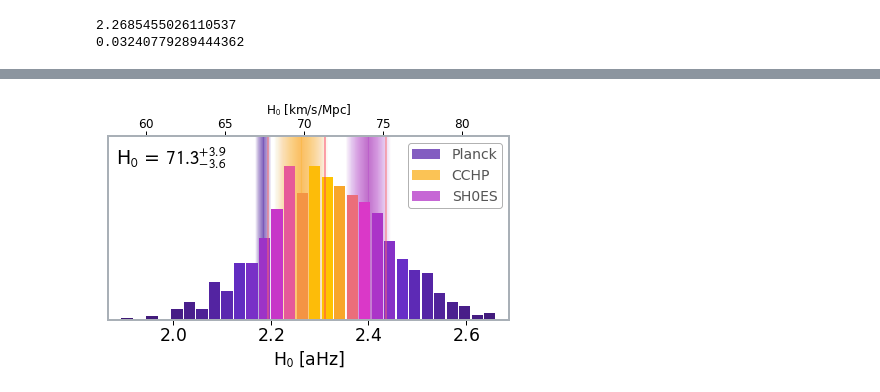
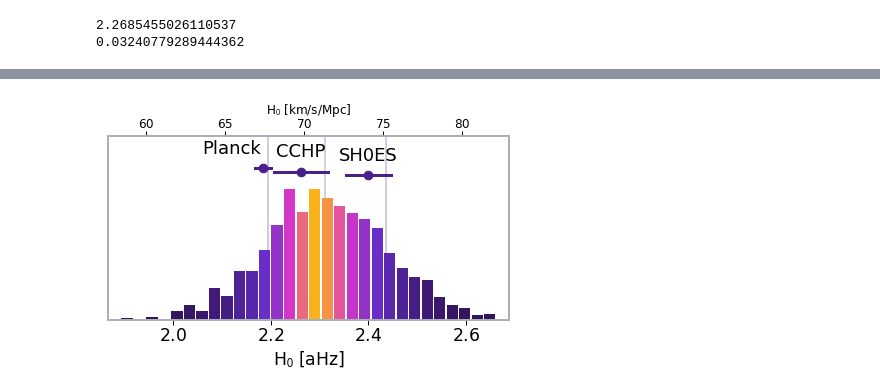
Before and after one commit to phdenzel/delays, a Jupyter notebook: h0plots.ipynb, the cells around one changed output, grey strips where cells are left out. Cells and saved outputs as stored; diff of their text form; code cells hidden in the pictures.

Commit message:
Some changes to final plots

```diff
--- a/h0plots.ipynb
+++ b/h0plots.ipynb
@@ -182,100 +161,73 @@ def convertaxc(ax):
     axc.figure.canvas.draw()
 ax.callbacks.connect("xlim_changed", convertaxc)
 
-n, bins, patches = ax.hist(aHzH0, bins=30, density=True, rwidth=0.901)
+nbins = 30
+n, bins, patches = ax.hist(aHzH0, bins=nbins, density=True, rwidth=0.901)
 cm = plt.cm.get_cmap('phoenix')
-ax.axvline(q[1], color=gcl.pink, alpha=0.6)
-ax.axvline(q[0], color=gcl.red, alpha=0.6)
-ax.axvline(q[2], color=gcl.red, alpha=0.6)
+ax.axvline(q[1], color=cm(0.20), alpha=0.3, zorder=0)
+ax.axvline(q[0], color=cm(0.05), alpha=0.3, zorder=0)
+ax.axvline(q[2], color=cm(0.05), alpha=0.3, zorder=0)
 yl = ax.get_ylim()
 
 # add gaussian/lorentzian/voigt color scheme to pdf
 bin_centers = 0.5 * (bins[:-1] + bins[1:])
-def lorentzian(x, mu, gamma, I):
-    return I/(np.pi*gamma) * gamma*gamma/((x - mu)**2 + gamma*gamma)
-def gaussian(x, mu, sigma, I):
-    return I/np.sqrt(2*np.pi*sigma**2) * np.exp(-0.5*(mu - x)**2/sigma**2)
-def pseudovoigt(x, x0, sigma, gamma, eta, I):
-    g = np.exp(0.5*(x-x0)**2/(sigma**2))
-    l = gamma*gamma / ((x-x0)**2 + gamma*gamma)
-    return I*(eta*g + (1-eta)*l)
 dx = bin_centers[1]-bin_centers[0]
-xdata = [bin_centers[0]-i*dx for i in range(1, 16)] + list(bin_centers) + [bin_centers[-1]+i*dx for i in range(1, 16)]
-ydata = [0 for i in range(15)] + list(n) + [0 for i in range(15)]
+xdata = [bin_centers[0]-i*dx for i in range(1, 6)] + list(bin_centers) + [bin_centers[-1]+i*dx for i in range(1, 6)]
+ydata = [0 for i in range(5)] + list(n) + [0 for i in range(5)]
 lpopt, lpcov = curve_fit(lorentzian, xdata, ydata)
 ldist = lorentzian(bin_centers, lpopt[0], lpopt[1], lpopt[2])
 gpopt, gpcov = curve_fit(gaussian, xdata, ydata)
 gdist = gaussian(bin_centers, gpopt[0], gpopt[1], gpopt[2])
 vpopt, vpcov = curve_fit(pseudovoigt, xdata, ydata)
 vdist = pseudovoigt(bin_centers, vpopt[0], vpopt[1], vpopt[2], vpopt[3], vpopt[4])
-for c, p in zip(ldist/ldist.max(), patches):
+# tpopt, tpcov = curve_fit(tukeygh, xdata, ydata, bounds=([0, -1, 0, 0], [np.inf, 1, 1, np.inf]))
+# tdist = tukeygh(xdata, tpopt[0], tpopt[1], tpopt[2], tpopt[3])
+cpf = np.cumsum(n * abs(bins[0]-bins[-1]) / nbins) * 2
+cpf[cpf > 1] = -(cpf[cpf > 1] - 1) + 1
+for c, p in zip(cpf, patches):
     plt.setp(p, 'facecolor', cm(c))
 
-# # add gaussian/lorentzian/voigt fits
-# xdata = np.linspace(xdata[0], xdata[-1], 200)
+# add gaussian/lorentzian/voigt fits
+xdata = np.linspace(xdata[0], xdata[-1], 200)
 # lfit = lorentzian(xdata, lpopt[0], lpopt[1], lpopt[2])
 # ax.plot(xdata, lfit, label='Lorentzian', color=cm(0.5))
 # gfit = gaussian(xdata, gpopt[0], gpopt[1], gpopt[2])
 # ax.plot(xdata, gfit, label='Gaussian', color=cm(0.1))
 # vfit = pseudovoigt(xdata, vpopt[0], vpopt[1], vpopt[2], vpopt[3], vpopt[4])
-# ax.plot(xdata, vfit, label='Pseudo-Voigt', color=cm(1.0))
+# ax.plot(xdata, vfit, label='Pseudo-Voigt', color=cm(0.2))
+# tfit = tukeygh(xdata, tpopt[0], tpopt[1], tpopt[2], tpopt[3])
+# ax.plot(xdata, tfit, label='Tukey g-h', color=cm(1.0))
 # ax.legend(loc='upper right', fontsize=10, numpoints=1, borderpad=0.3)
 
-lchi2 = np.sum((ldist - n)**2)/np.sqrt(2)
-gchi2 = np.sum((gdist - n)**2)/np.sqrt(2)
-vchi2 = np.sum((vdist - n)**2)/np.sqrt(2)
-# lchi2 = np.sum((ldist - n)**2)
-# gchi2 = np.sum((gdist - n)**2)
-# vchi2 = np.sum((vdist - n)**2)
-print(lchi2, gchi2, vchi2)
+# plot the other estimates
+xmeasure = [planck, cchp, shoes]
+ymeasure = [yl[-1]*1.1, yl[-1]*1.075, yl[-1]*1.05]
+for x, y, c in zip(xmeasure, ymeasure, [cm(0.15), cm(0.15), cm(0.15)]):
+    xshift = -2 if x.name == 'Planck' else 0
+    x.plot(y, xshift=xshift, yshift=0.4, msize=75, color=c)
+# # or as axvspans (monocolored/multicolored)
+# xmeasure = [planck, cchp, shoes]
+# for x in xmeasure:
+#     # x.span_monocolor(ax, transform=H02aHz, color=c)
+#     x.span_multicolor(ax, transform=H02aHz,
+#                       cmap=gcl.GLEAMcmaps.reverse(gcl.GLEAMcmaps.phoenix), alpha=.6, alpha_grad=False)
 
-# # plot the other estimates
-# xmeasure = [planck, cchp, shoes]
-# ymeasure = [4, 3.9, 3.8]
-# for x, y, c in zip(xmeasure, ymeasure, [cm(0.25), cm(1.), cm(.5)]):
-#     if x.name == 'Planck':
-#         xshift = -2
-#     else:
-#         xshift = 0
-#     x.plot(y, xshift=xshift, yshift=0.4, msize=75, color=c)
-# or as axvspans
-ax.axvline(H02aHz(planck.mean), color=cm(0.25), alpha=0.5, lw=0.5, zorder=0)#, label=planck.name)
-ax.axvline(H02aHz(cchp.mean), color=cm(0.95), alpha=0.5, lw=0.5, zorder=0)#, label=shoes.name)
-ax.axvline(H02aHz(shoes.mean), color=cm(0.55), alpha=0.5, lw=0.5, zorder=0)#, label=shoes.name)
-plancklims = np.array(H02aHz(planck.sig_lims))
-cchplims = np.array(H02aHz(cchp.sig_lims))
-shoeslims = np.array(H02aHz(shoes.sig_lims))
-for i in range(50):
-    pstep = np.diff(plancklims)*i/100.
-    cstep = np.diff(cchplims)*i/100.
-    sstep = np.diff(shoeslims)*i/100.
-    plims = plancklims[0] + pstep, plancklims[1] - pstep
-    clims = cchplims[0] + cstep, cchplims[1] - cstep
-    slims = shoeslims[0] + sstep, shoeslims[1] - sstep
-    ax.axvspan(*plims, color=cm(0.25), alpha=0.02, zorder=0, lw=0)
-    ax.axvspan(*clims, color=cm(0.95), alpha=0.02, zorder=0, lw=0)
-    ax.axvspan(*slims, color=cm(0.55), alpha=0.02, zorder=0, lw=0)
-ax.axvspan(-1, -0.99, color=cm(0.25), label=planck.name, alpha=0.75, zorder=0, lw=0)
-ax.axvspan(-1, -0.99, color=cm(0.95), label=cchp.name, alpha=0.75, zorder=0, lw=0)
-ax.axvspan(-1, -0.99, color=cm(0.55), label=shoes.name, alpha=0.75, zorder=0, lw=0)
-ax.legend(loc='upper right', fontsize=14, numpoints=1, borderpad=0.3)
 
 # add result text
 plt.rcParams['mathtext.fontset'] = 'stixsans'
 Hstr = 'H$_0$ = ${:5.1f}^{{{:+4.1f}}}_{{{:+4.1f}}}$'
 q = np.percentile(lm.H0, [16, 50, 84])
-plt.text(0.02, 0.85, Hstr.format(q[1], np.diff(q)[1], -np.diff(q)[0]), fontsize=19, color='black', transform=plt.gca().transAxes)
+# plt.text(0.02, 0.85, Hstr.format(q[1], np.diff(q)[1], -np.diff(q)[0]), fontsize=19, color='black', transform=plt.gca().transAxes)
 
 fig.axes[0].get_yaxis().set_visible(False)
 ax.set_xlim(bins[0]-dx, bins[-1]+dx)
-# ax.set_ylim(0, 5)
-ax.set_ylim(0, 4)
+ax.set_ylim(0, yl[-1]*1.333)
 # ax.set_ylim(yl)
 ax.set_xlabel('H$_0$ [aHz]')
 axc.set_xlabel('H$_0$ [km/s/Mpc]', fontsize=12)
 plt.setp(axc.get_xticklabels(), fontsize=12)
 plt.tight_layout()
 plt.savefig('results/_H0hist_{}.pdf'.format(statefile.replace('.state', '')), transparent=True, bbox_inches='tight', pad_inches=0)
-# plt.close()
 plt.show()
+plt.close()
 # %% [output]
@@ -283 +234 @@ plt.show()
-[figure, old version]
+[figure, new version]
```
Also changed, not shown: parts of 9 cells of this notebook, 2 other files.
